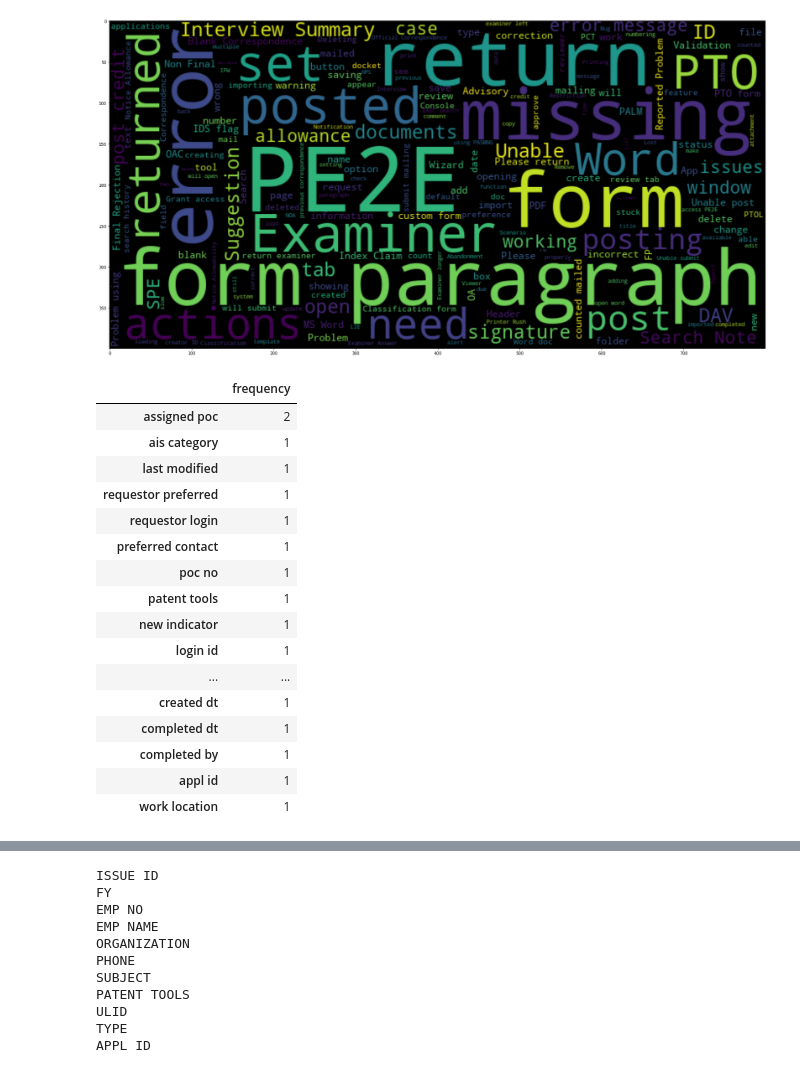
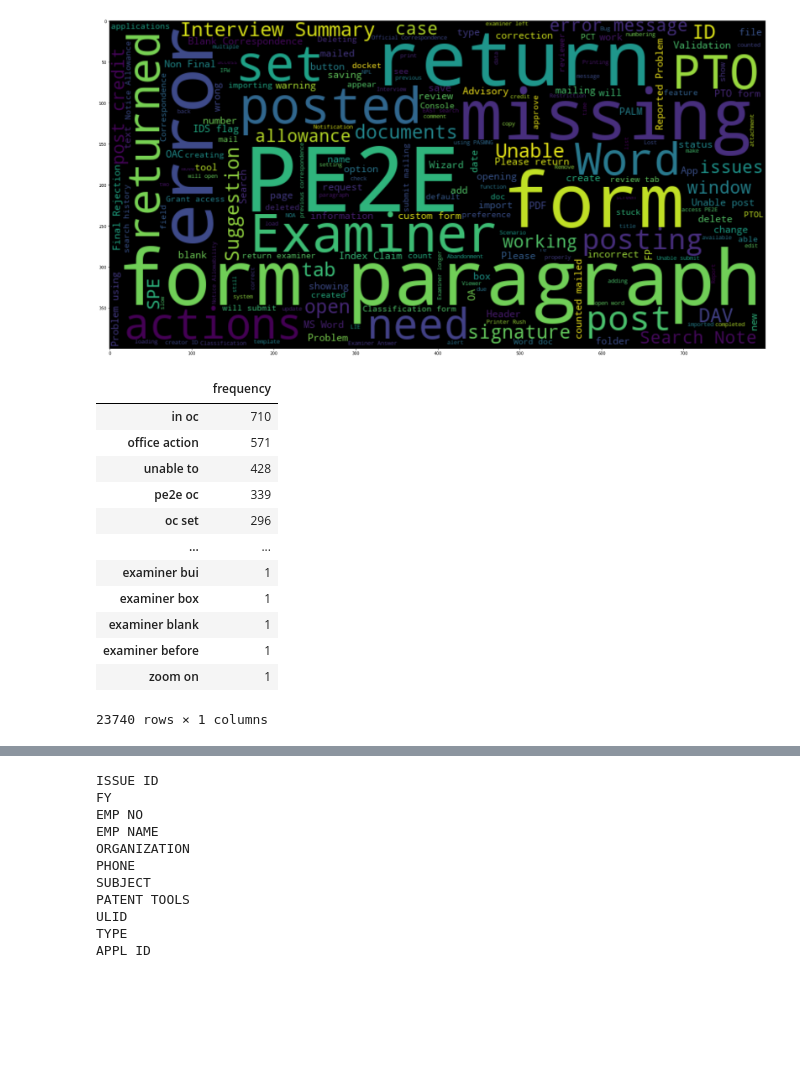
Before and after one commit to mharrisonbaker/PASM, a Jupyter notebook: PASM.ipynb, the cells around one changed output, grey strips where cells are left out. Cells and saved outputs as stored; diff of their text form; code cells hidden in the pictures; blank space fills up the shorter version.

```diff
--- a/PASM.ipynb
+++ b/PASM.ipynb
@@ -63,29 +63,26 @@ plt.show()
 # %% [output]
 [figure]
 [figure]
+# %%
+df2 = df[df['SUBJECT'].notna()]
 # %%
 from sklearn.feature_extraction.text import CountVectorizer
 word_vectorizer = CountVectorizer(ngram_range=(2,2), analyzer='word')
-selected_rows = df[~df['SUBJECT'].isna()]
-sparse_matrix = word_vectorizer.fit_transform(selected_rows)
+sparse_matrix = word_vectorizer.fit_transform(df2['SUBJECT'])
 frequencies = sum(sparse_matrix).toarray()[0]
-df2=pd.DataFrame(frequencies, index=word_vectorizer.get_feature_names_out(), columns=['frequency'])
-df2.sort_values(['frequency'], ascending=False)
+df3=pd.DataFrame(frequencies, index=word_vectorizer.get_feature_names_out(), columns=['frequency'])
+df3.sort_values(['frequency'], ascending=False)
 # %% [output]
 |  | frequency |
-| assigned poc | 2 |
-| ais category | 1 |
-| last modified | 1 |
-| requestor preferred | 1 |
-| requestor login | 1 |
-| preferred contact | 1 |
-| poc no | 1 |
-| patent tools | 1 |
-| new indicator | 1 |
-| login id | 1 |
+| in oc | 710 |
+| office action | 571 |
+| unable to | 428 |
+| pe2e oc | 339 |
+| oc set | 296 |
 | ... | ... |
-| created dt | 1 |
-| completed dt | 1 |
-| completed by | 1 |
-| appl id | 1 |
-| work location | 1 |
+| examiner bui | 1 |
+| examiner box | 1 |
+| examiner blank | 1 |
+| examiner before | 1 |
+| zoom on | 1 |
+23740 rows × 1 columns
```
Also changed, not shown: parts of 1 cell of this notebook.
